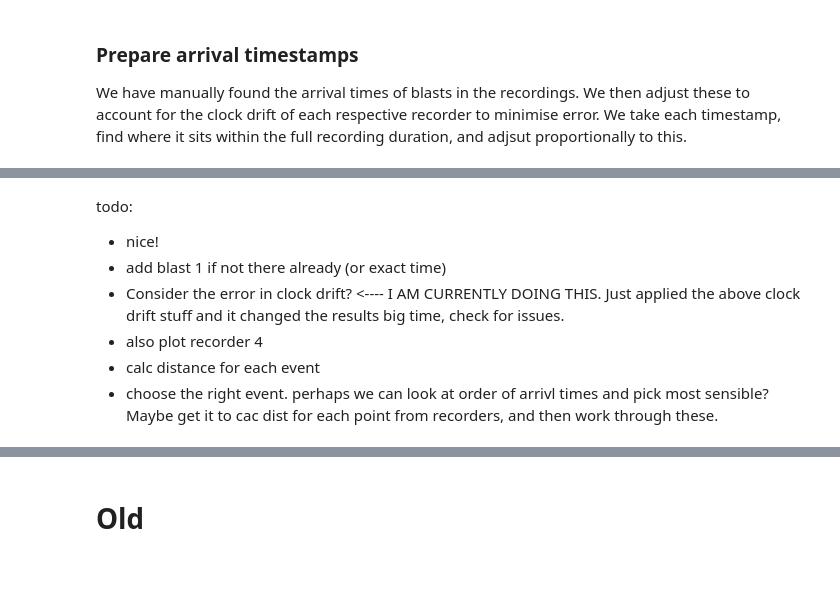
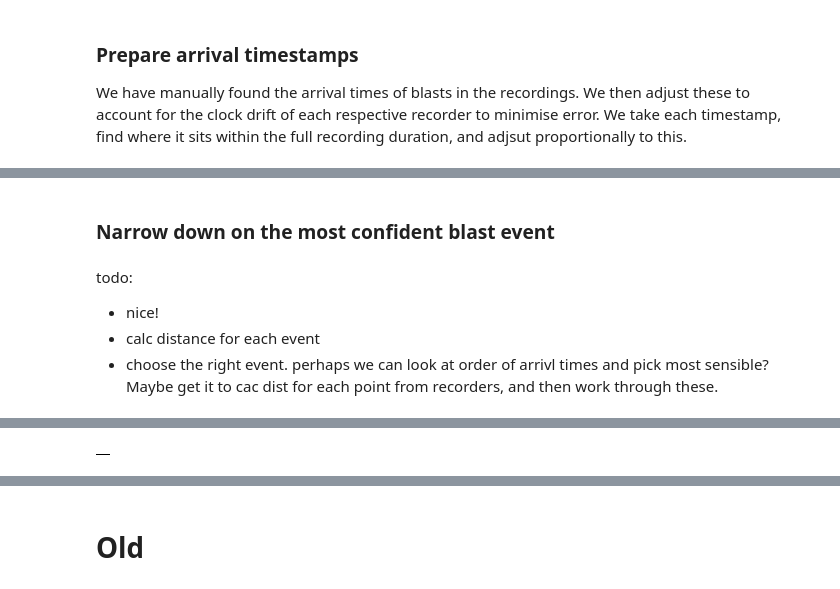
Before and after one commit to BenUCL/Bomb-Fishing, a Jupyter notebook: code/localisation/acoustic_localization_V4.ipynb, the cells around one changed output, grey strips where cells are left out. Cells and saved outputs as stored; diff of their text form; code cells hidden in the pictures.

```diff
--- a/code/localisation/acoustic_localization_V4.ipynb
+++ b/code/localisation/acoustic_localization_V4.ipynb
@@ -264,8 +275,7 @@ plt.show()
+# %% [markdown]
+### Narrow down on the most confident blast event
 # %% [markdown]
 todo:
 - nice!
-- add blast 1 if not there already (or exact time)
-- Consider the error in clock drift? <---- I AM CURRENTLY DOING THIS. Just applied the above clock drift stuff and it changed the results big time, check for issues.
-- also plot recorder 4
 - calc distance for each event
 - choose the right event. perhaps we can look at order of arrivl times and pick most sensible? Maybe get it to cac dist for each point from recorders, and then work through these.
@@ -271,0 +333,71 @@ todo:
+# %%
+import pandas as pd
+import numpy as np
+from datetime import timedelta
+import pytz
+from opensoundscape.localization import SynchronizedRecorderArray
+
+WINDOW = 60.0  # just to satisfy the API
+
+# grab the exact list of 'file' keys that your array knows about
+files = array.file_coords.index.tolist()
+
+# ensure all your adjusted arrival times are timezone-aware
+local_tz = pytz.timezone("Asia/Makassar")
+arrival_times_tz = [
+    [local_tz.localize(t) if t.tzinfo is None else t for t in times]
+    for times in arrival_times_adjusted
+]
+
+best_estimates = []
+
+for event_idx, times in enumerate(arrival_times_tz, start=1):
+    # ---- 1) build detections DataFrame with tz-aware timestamps ----
+    rows = []
+    for file_path, t in zip(files, times):
+        rows.append({
+            "file":            file_path,  # must match array.file_coords.index
+            "start_time":      0.0,
+            "end_time":        WINDOW,
+            "start_timestamp": t,          # tz-aware timestamp
+            "blast":           1.0,
+        })
+    det = (
+        pd.DataFrame(rows)
+          .set_index(["file","start_time","end_time","start_timestamp"])
+    )
+
+    # ---- 2) run localization ----
+    pes = array.localize_detections(
+        det,
+        min_n_receivers=3,
+        max_receiver_dist=30000.0,
+        cc_threshold=0.0,
+        cc_filter="phat",
+        residual_threshold=np.inf,
+        return_unlocalized=False,
+    )
+
+    # ---- 3) skip if no candidates ----
+    if not pes:
+        print(f"⚠️  Event {event_idx}: no PositionEstimates found, skipping.")
+        continue
+
+    # ---- 4) pick the best by residual_rms ----
+    best = min(pes, key=lambda e: e.residual_rms)
+    x_best, y_best = best.location_estimate
+
+    # ---- 5) record UTM coords & RMS error ----
+    best_estimates.append({
+        "event":        event_idx,
+        "ref_file":     best.receiver_files[0],
+        "x_utm":        float(x_best),
+        "y_utm":        float(y_best),
+        "residual_rms": float(best.residual_rms),
+    })
+
+# build DataFrame of successful estimates
+df_best = pd.DataFrame(best_estimates).reset_index(drop=True)
+print(f"Completed—found best estimates for {len(df_best)} events.")
+df_best
+# %% [output]
@@ -271,0 +413 @@ todo:
+|  |
```
Also changed, not shown: parts of 9 cells of this notebook.
